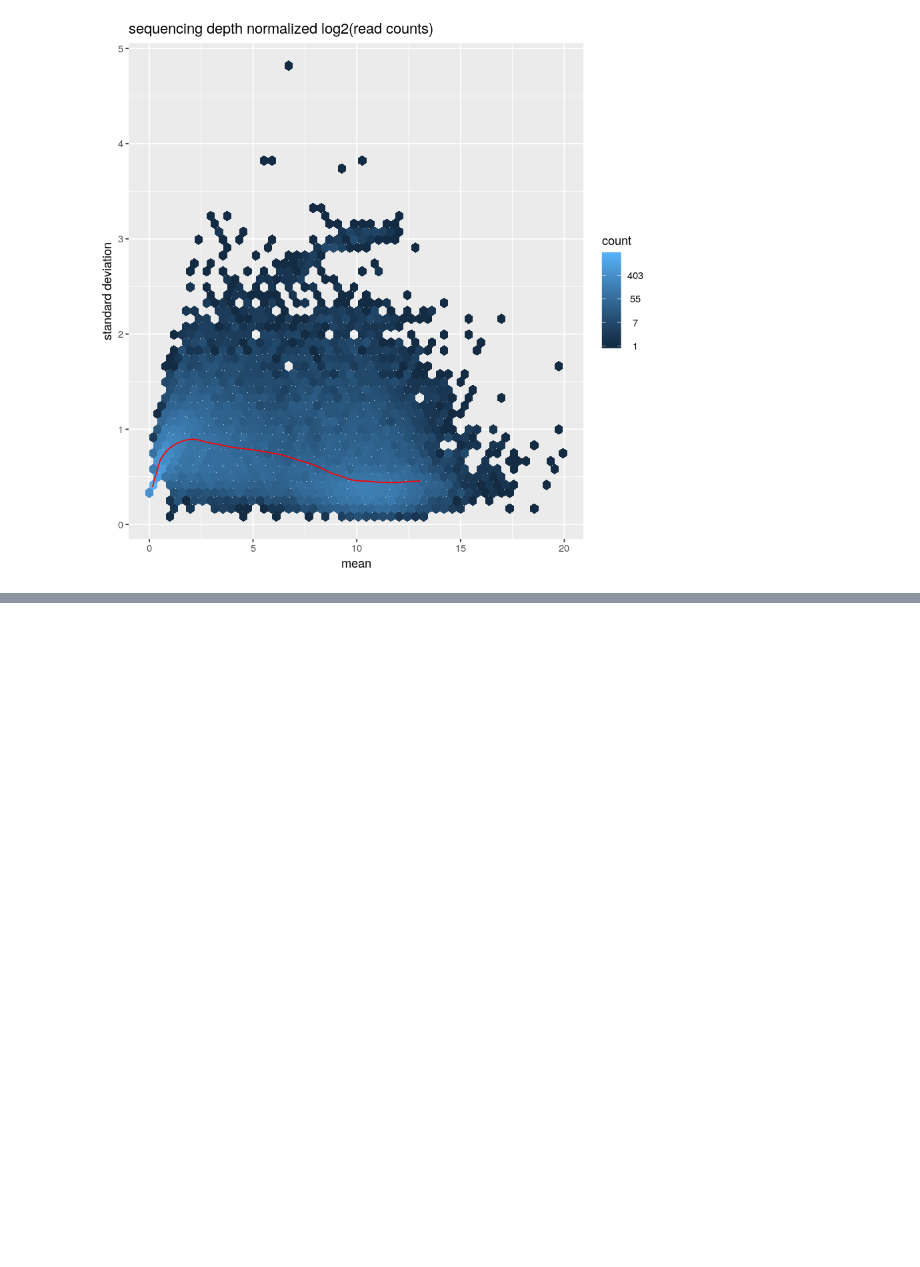
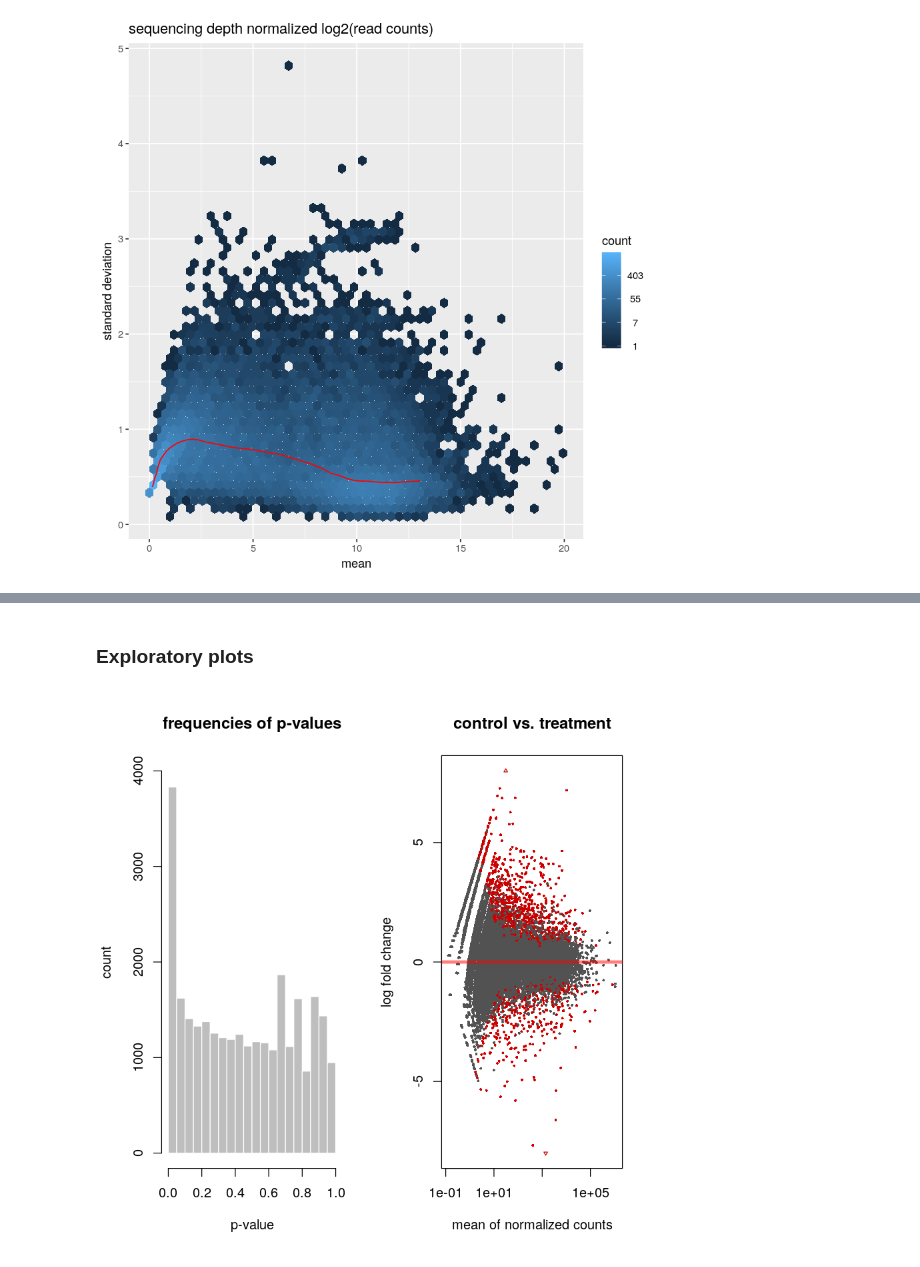
Before and after one commit to Sophia-art/EukaryoticTranscriptomics, a Jupyter notebook: PCA.ipynb, the cells around one changed output, grey strips where cells are left out. Drawn from its saved outputs; the diff is of its cells as text; code cells hidden in the pictures; blank space fills up the shorter version.

```diff
--- a/PCA.ipynb
+++ b/PCA.ipynb
@@ -249,0 +294,9 @@ legend(50,40, legend = colData(DESeq.ds)[,1], col = colData(DESeq.ds)[,1], fill
+# %%
+ # DESeq2 uses the levels of the condition to determine the order of the comparison
+str(colData(DESeq.ds)$condition )
+
+ # set ctl as the first-level-factor
+colData(DESeq.ds)$condition <- relevel(colData(DESeq.ds)$condition, "ctl")
+
+# run DGE analysis
+DESeq.ds <- DESeq(DESeq.ds)
@@ -249,0 +313,8 @@ legend(50,40, legend = colData(DESeq.ds)[,1], col = colData(DESeq.ds)[,1], fill
+# %%
+DGE.results <- results(DESeq.ds, independentFiltering = TRUE, alpha = 0.05)
+summary (DGE.results)
+
+#the DESeqResult object can basically be handled like a data . frame
+ head(DGE.results)
+ table(DGE.results$padj < 0.05)
+ rownames(subset(DGE.results, padj < 0.05))
@@ -249,0 +369,13 @@ legend(50,40, legend = colData(DESeq.ds)[,1], col = colData(DESeq.ds)[,1], fill
+# %% [markdown]
+### Exploratory plots
+# %%
+par(mfrow = c(1,2))
+hist(DGE.results$pvalue,
+    ylim = c(0,4000),
+    col = "grey", border = "white", xlab = "p-value", ylab = "count",
+    main = "frequencies of p-values")
+
+plotMA(DGE.results, alpha = 0.05, main = "control vs. treatment",
+    ylim = c(-8,8))
+# %% [output]
+[figure, added]
```
Also changed, not shown: parts of 15 cells of this notebook.
